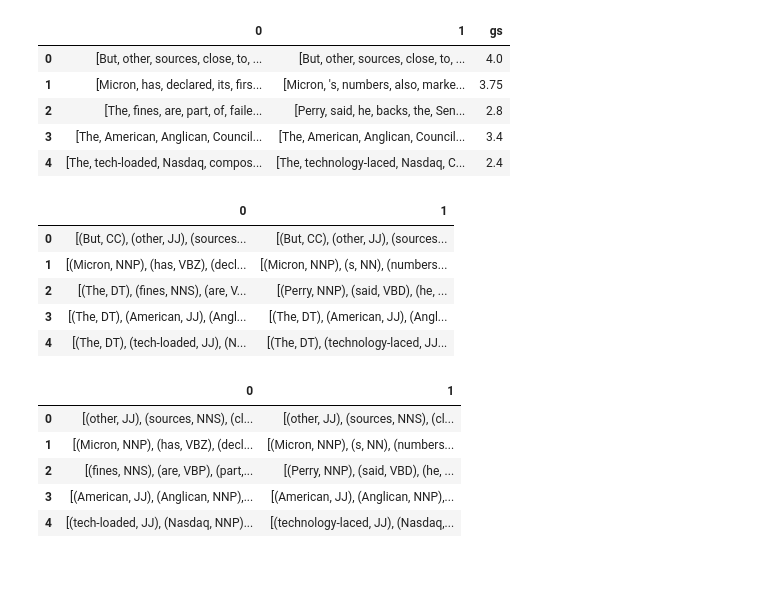
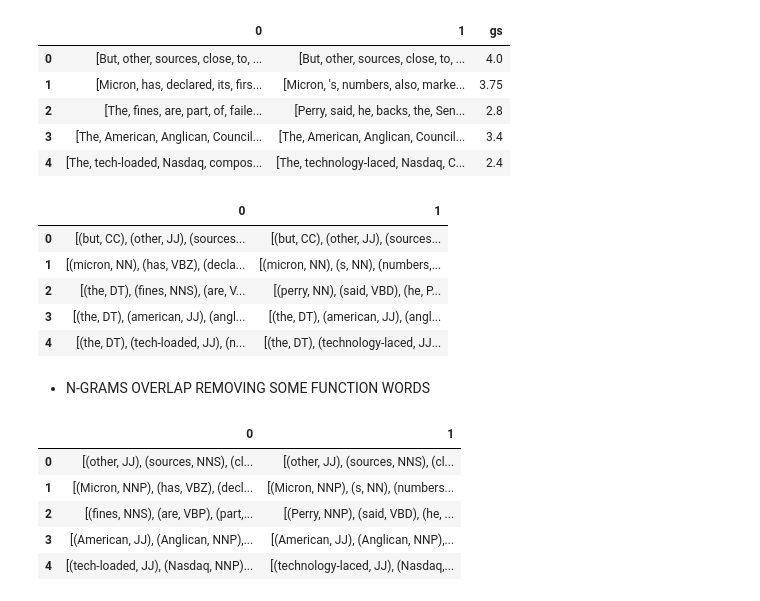
Before and after one commit to brunosangom/ihlt-final-project, a Jupyter notebook: code/Features/syntacticFeatureExtraction.ipynb, the cells around one changed output. Drawn from its saved outputs; the diff is of its cells as text; code cells hidden in the pictures; blank space fills up the shorter version.

```diff
--- a/code/Features/syntacticFeatureExtraction.ipynb
+++ b/code/Features/syntacticFeatureExtraction.ipynb
@@ -78,7 +70,7 @@ train_token_df.head()
 # %%
 # Turn the 2 first columns from strings to actual lists of strings
 
-train_df = pd.DataFrame(columns=['0','1','gs'], index=range(2234))
+train_df = pd.DataFrame(columns=['0','1','gs'], index=range(n))
 train_df.iloc[:, :2] = train_token_df.iloc[:, :2].map(ast.literal_eval)
 train_df.loc[:, 'gs'] = train_token_df.loc[:, 'gs']
 
@@ -93,25 +85,28 @@ train_df.head()
 # %%
 # Create the TextPreprocessor
 preprocessor = TextPreprocessor()
 
 # Remove punctuation
 train_df = preprocessor.remove_punctuation(train_df)
+train_df = preprocessor.convert_to_lowercase(train_df)
 train_df = preprocessor.remove_empty_strings(train_df)
 
 # POS-tagging the words
 n=len(train_df)
 train_df_POS = pd.DataFrame(columns=['0','1'])
 
 for i in range(n):
     train_df_POS.loc[i,'0'] = nltk.pos_tag(train_df.loc[i,'0'])
     train_df_POS.loc[i,'1'] = nltk.pos_tag(train_df.loc[i,'1'])
 
 train_df_POS.head()
 # %% [output]
 |  | 0 | 1 |
-| 0 | [(But, CC), (other, JJ), (sources... | [(But, CC), (other, JJ), (sources... |
-| 1 | [(Micron, NNP), (has, VBZ), (decl... | [(Micron, NNP), (s, NN), (numbers... |
-| 2 | [(The, DT), (fines, NNS), (are, V... | [(Perry, NNP), (said, VBD), (he, ... |
-| 3 | [(The, DT), (American, JJ), (Angl... | [(The, DT), (American, JJ), (Angl... |
-| 4 | [(The, DT), (tech-loaded, JJ), (N... | [(The, DT), (technology-laced, JJ... |
+| 0 | [(but, CC), (other, JJ), (sources... | [(but, CC), (other, JJ), (sources... |
+| 1 | [(micron, NN), (has, VBZ), (decla... | [(micron, NN), (s, NN), (numbers,... |
+| 2 | [(the, DT), (fines, NNS), (are, V... | [(perry, NN), (said, VBD), (he, P... |
+| 3 | [(the, DT), (american, JJ), (angl... | [(the, DT), (american, JJ), (angl... |
+| 4 | [(the, DT), (tech-loaded, JJ), (n... | [(the, DT), (technology-laced, JJ... |
+# %% [markdown]
+* N-GRAMS OVERLAP REMOVING SOME FUNCTION WORDS
 # %%
```
Also changed, not shown: parts of 6 cells of this notebook.
